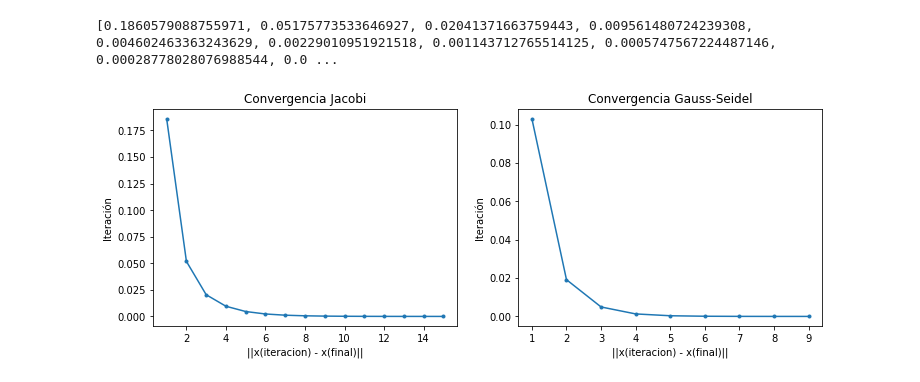
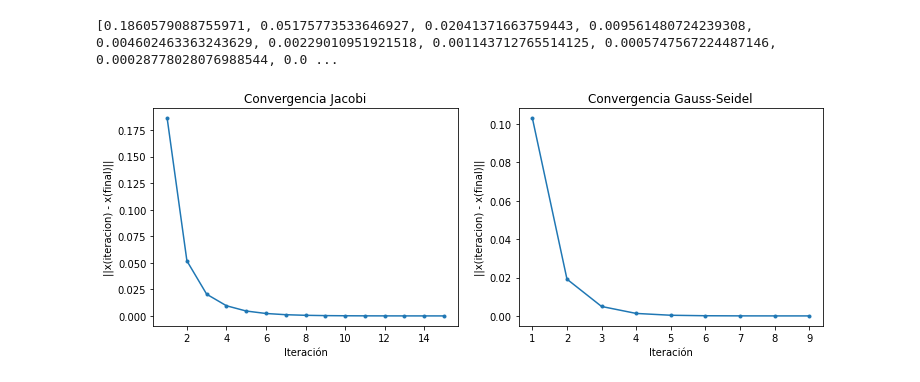
Before and after one commit to elgrandt/metodos-2022, a Jupyter notebook: TP3/python/experimentacion.ipynb, the cells around one changed output. Cells and saved outputs as stored; diff of their text form; code cells hidden in the pictures.

```diff
--- a/TP3/python/experimentacion.ipynb
+++ b/TP3/python/experimentacion.ipynb
@@ -367,18 +394,18 @@ print(diferencias_jb)
 # %%
 fig, ((ax1, ax2)) = plt.subplots(1, 2, figsize = (12,4))
 
 ax1.plot([i + 1 for i in range(len(iteraciones_jb))], diferencias_jb, marker='.', linestyle='-')
-ax1.set_xlabel("||x(iteracion) - x(final)||")
-ax1.set_ylabel("Iteración")
+ax1.set_xlabel("Iteración")
+ax1.set_ylabel("||x(iteracion) - x(final)||")
 ax1.set_title("Convergencia Jacobi")
 
 ax2.plot([i + 1 for i in range(len(iteraciones_gs))], diferencias_gs, marker='.', linestyle='-')
-ax2.set_xlabel("||x(iteracion) - x(final)||")
-ax2.set_ylabel("Iteración")
+ax2.set_xlabel("Iteración")
+ax2.set_ylabel("||x(iteracion) - x(final)||")
 ax2.set_title("Convergencia Gauss-Seidel")
 
 plt.savefig('./graficos/experimento_convergencia.png')
 plt.show()
 plt.close()
 # %% [output]
-[figure, old version]
+[figure, new version]
```
Also changed, not shown: parts of 7 cells of this notebook, 4 other files.
